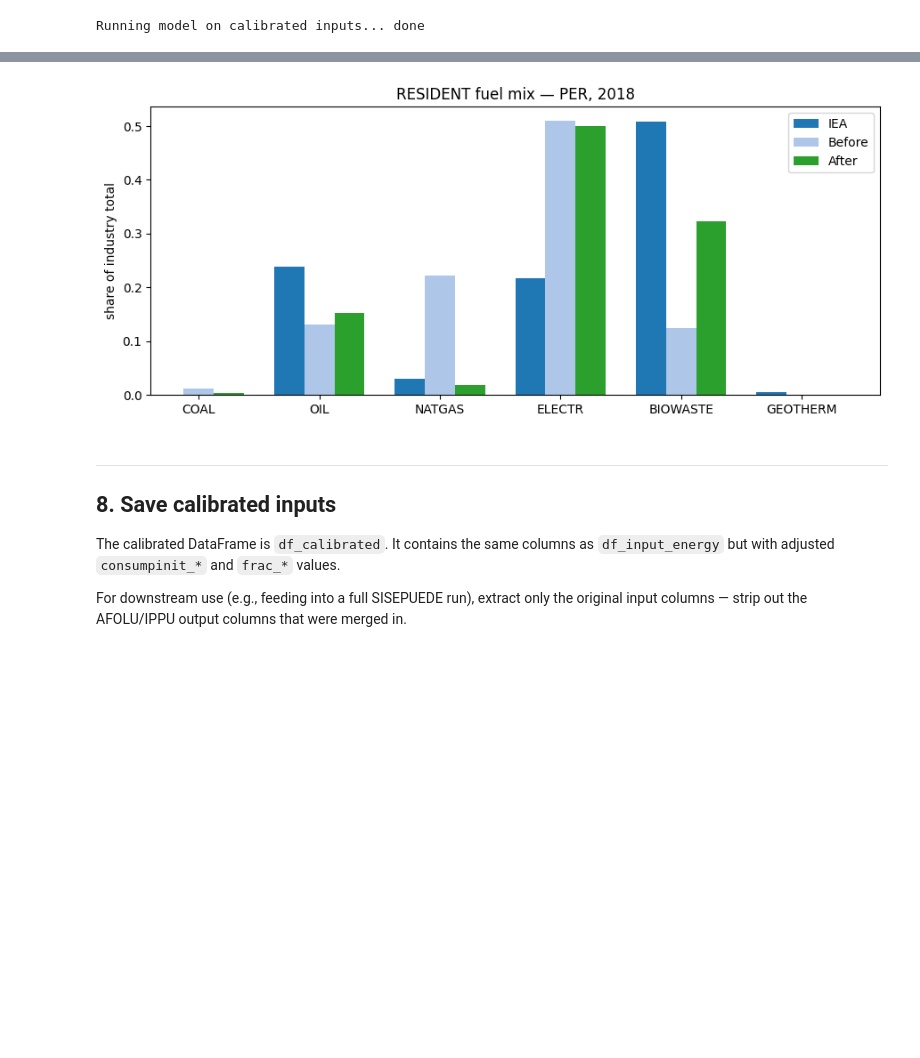
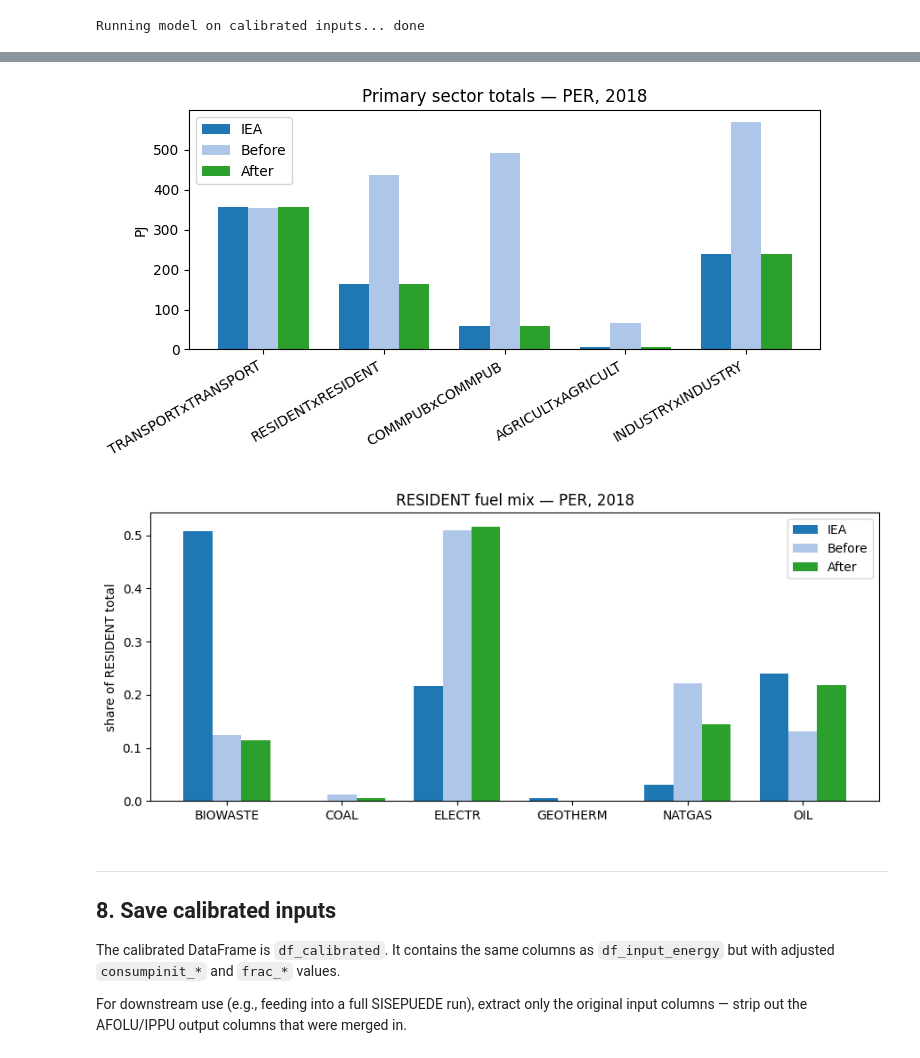
Before and after one commit to dpmendez/sisepuede, a Jupyter notebook: sisepuede/calibration/energy_calibration.ipynb, the cells around one changed output, grey strips where cells are left out. Drawn from its saved outputs; the diff is of its cells as text; code cells hidden in the pictures; blank space fills up the shorter version.

Commit message:
Move calibration plots to sisepuede/calibration/_plotting.py and add before/after helpers.

```diff
--- a/sisepuede/calibration/energy_calibration.ipynb
+++ b/sisepuede/calibration/energy_calibration.ipynb
@@ -50,7 +50,7 @@ START_YEAR           = 2015   # first year of the comparison window
 TRUE_DATA_LIMIT_YEAR = 2022   # last year of actual IEA data (rows beyond are projections)
 YEAR_TARGET          = 2018   # reference year to calibrate to
 N_ITER               = 2      # calibration iterations
-N_OPT                = 0      # calibration option: 0 = Phase 1 + Phase 2, 1 = Phase 1 only, 2 = Phase 2 only
+N_OPT                = 3      # calibration option: 0 = Phase 1 + Phase 2, 1 = Phase 1 only, 2 = Phase 2 only
 # ─────────────────────────────────────────────────────────────────────────────
 
 file_struct      = SISEPUEDEFileStructure()
@@ -526,6 +525,7 @@ df_calibrated, log = calibrator.calibrate(
     plan   = plan,
     n_iter = N_ITER,
     option = N_OPT,
+    enforce_varspec_bounds = False,
 )
 # %% [output]
 === Calibration iteration 1/2 ===
@@ -726,55 +684,27 @@ plt.show()
 # %%
-# Fuel-mix comparison for industry at YEAR_TARGET
-FUEL_TARGETS = ["COAL", "OIL", "NATGAS", "ELECTR", "BIOWASTE", "GEOTHERM"]
-TEST_SECTOR = "RESIDENT"
-iea_shares    = {}
-before_shares = {}
-after_shares  = {}
+from sisepuede.calibration._plotting import plot_before_after_bar
 
-# Get sector total for normalisation
-def _val(df_comp, bal, prod, year):
-    mask = (
-        (df_comp["iea_balance_code"] == bal)
-        & (df_comp["iea_product_code"] == prod)
-        & (df_comp["year"] == year)
-    )
-    row = df_comp[mask]
-    return row["value_iea_tj"].iloc[0] if not row.empty else np.nan
+# Primary sector totals — absolute values (PJ) at YEAR_TARGET
+plot_before_after_bar(
+    df_comp_baseline,
+    df_comp_calibrated,
+    year_target=YEAR_TARGET,
+    mode="primary",
+    country=ISO_COUNTRY,
+)
 
-def _ssp(df_comp, bal, prod, year):
-    mask = (
-        (df_comp["iea_balance_code"] == bal)
-        & (df_comp["iea_product_code"] == prod)
-        & (df_comp["year"] == year)
-    )
-    row = df_comp[mask]
-    return row["value_sisepuede_tj"].iloc[0] if not row.empty else np.nan
-
-iea_total    = _val(df_comp_baseline,  TEST_SECTOR, TEST_SECTOR, YEAR_TARGET)
-before_total = _ssp(df_comp_baseline,  TEST_SECTOR, TEST_SECTOR, YEAR_TARGET)
-after_total  = _ssp(df_comp_calibrated, TEST_SECTOR, TEST_SECTOR, YEAR_TARGET)
-
-for fuel in FUEL_TARGETS:
-    iea_shares[fuel]    = _val(df_comp_baseline,   TEST_SECTOR, fuel, YEAR_TARGET) / iea_total    if iea_total    else np.nan
-    before_shares[fuel] = _ssp(df_comp_baseline,   TEST_SECTOR, fuel, YEAR_TARGET) / before_total if before_total else np.nan
-    after_shares[fuel]  = _ssp(df_comp_calibrated, TEST_SECTOR, fuel, YEAR_TARGET) / after_total  if after_total  else np.nan
-
-x = np.arange(len(FUEL_TARGETS))
-w = 0.25
-
-fig, ax = plt.subplots(figsize=(9, 4))
-ax.bar(x - w,   [iea_shares.get(f, 0)    for f in FUEL_TARGETS], width=w, label="IEA",    color="#1f77b4")
-ax.bar(x,       [before_shares.get(f, 0) for f in FUEL_TARGETS], width=w, label="Before", color="#aec7e8")
-ax.bar(x + w,   [after_shares.get(f, 0)  for f in FUEL_TARGETS], width=w, label="After",  color="#2ca02c")
-ax.set_xticks(x)
-ax.set_xticklabels(FUEL_TARGETS)
-ax.set_ylabel("share of industry total")
-ax.set_title(f"{TEST_SECTOR} fuel mix — {ISO_COUNTRY}, {YEAR_TARGET}")
-ax.legend()
-fig.tight_layout()
-plt.show()
+# Fuel-mix shares within a specific sector at YEAR_TARGET
+plot_before_after_bar(
+    df_comp_baseline,
+    df_comp_calibrated,
+    year_target=YEAR_TARGET,
+    mode="fuel_mix",
+    sector="RESIDENT",
+    country=ISO_COUNTRY,
+)
 # %% [output]
-[figure, old version]
+[figure, new version]
+[figure, added]
 # %% [markdown]
 ---
 ## 8. Save calibrated inputs
```
Also changed, not shown: parts of 12 cells of this notebook, 4 other files.
